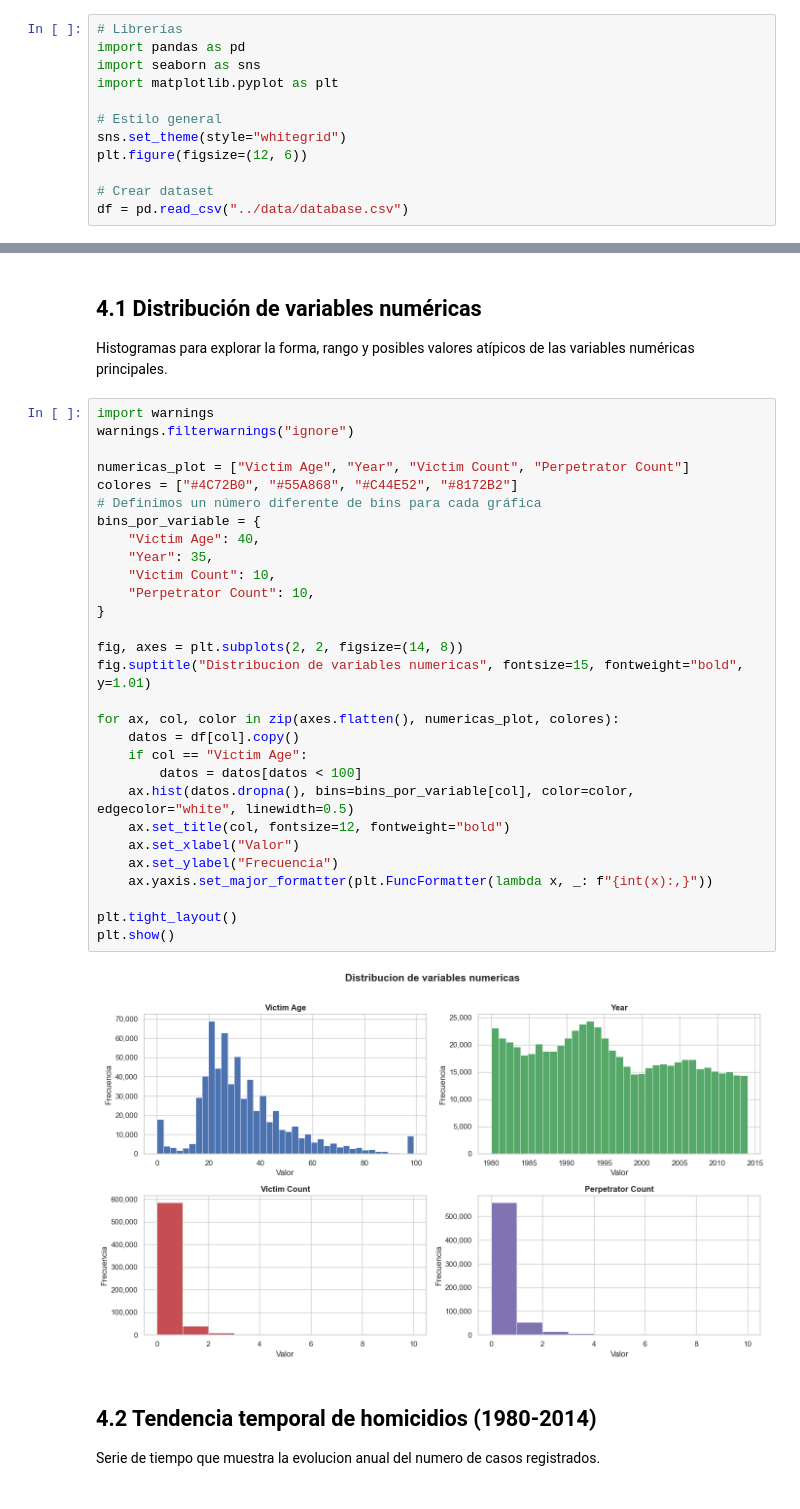
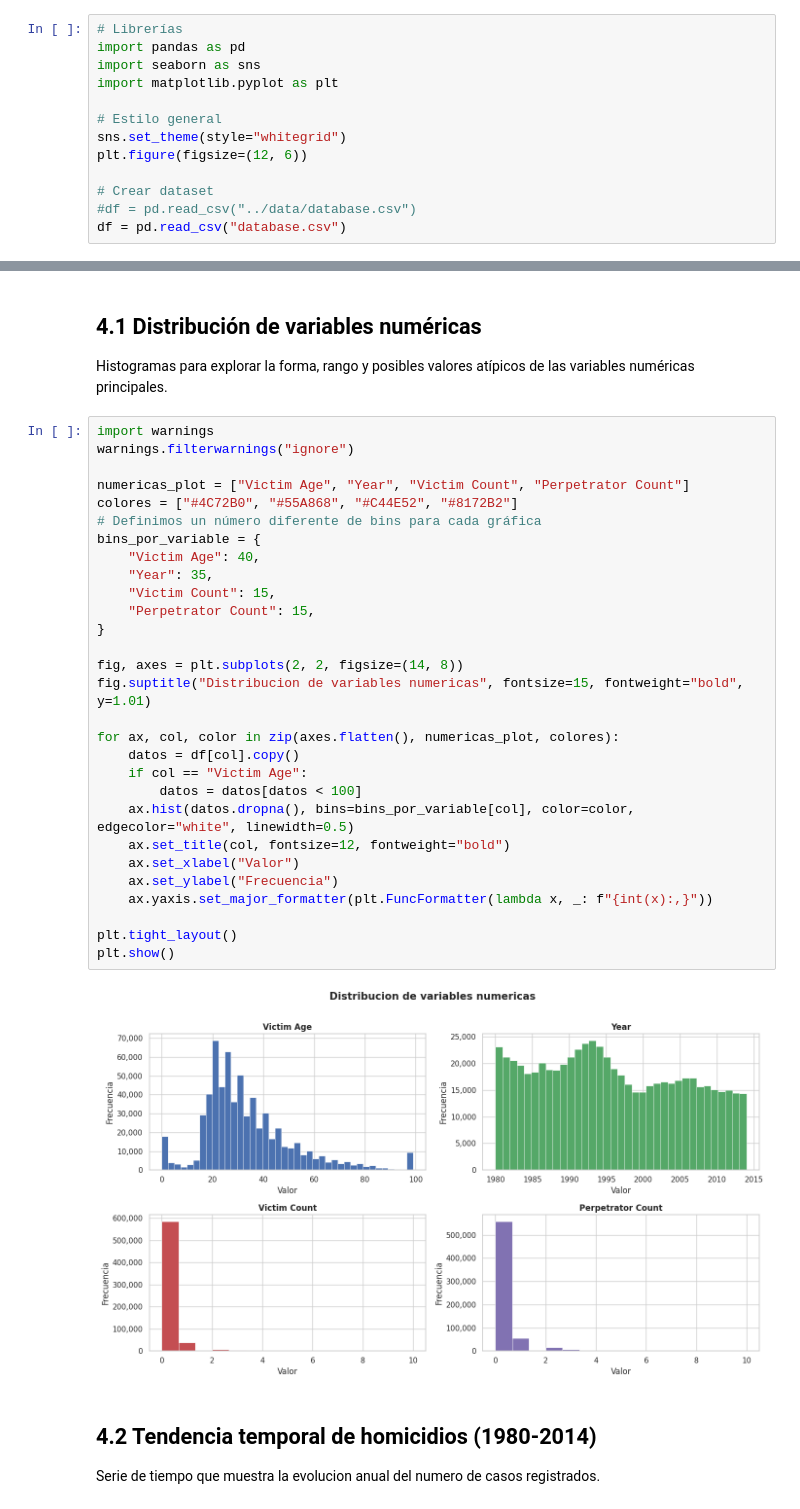
Before and after one commit to eospgonz10/statistical_analytics_homicide, a Jupyter notebook: sesiones_practicas/sp_1_juan_jose_garcia_alvarez_estiven_ospina_gonzalez.ipynb, the cells around one changed output, grey strips where cells are left out. Cells and saved outputs as stored; diff of their text form.

```diff
--- a/sesiones_practicas/sp_1_juan_jose_garcia_alvarez_estiven_ospina_gonzalez.ipynb
+++ b/sesiones_practicas/sp_1_juan_jose_garcia_alvarez_estiven_ospina_gonzalez.ipynb
@@ -48,7 +48,8 @@ sns.set_theme(style="whitegrid")
 plt.figure(figsize=(12, 6))
 
 # Crear dataset
-df = pd.read_csv("../data/database.csv")
+#df = pd.read_csv("../data/database.csv")
+df = pd.read_csv("database.csv")
 # %% [output]
 <Figure size 1200x600 with 0 Axes>
 # %% [markdown]
@@ -211,34 +210,34 @@ Histogramas para explorar la forma, rango y posibles valores atípicos de las va
 # %%
 import warnings
 warnings.filterwarnings("ignore")
 
 numericas_plot = ["Victim Age", "Year", "Victim Count", "Perpetrator Count"]
 colores = ["#4C72B0", "#55A868", "#C44E52", "#8172B2"]
 # Definimos un número diferente de bins para cada gráfica
 bins_por_variable = {
     "Victim Age": 40,
     "Year": 35,
-    "Victim Count": 10,
-    "Perpetrator Count": 10,
+    "Victim Count": 15,
+    "Perpetrator Count": 15,
 }
 
 fig, axes = plt.subplots(2, 2, figsize=(14, 8))
 fig.suptitle("Distribucion de variables numericas", fontsize=15, fontweight="bold", y=1.01)
 
 for ax, col, color in zip(axes.flatten(), numericas_plot, colores):
     datos = df[col].copy()
     if col == "Victim Age":
         datos = datos[datos < 100]
     ax.hist(datos.dropna(), bins=bins_por_variable[col], color=color, edgecolor="white", linewidth=0.5)
     ax.set_title(col, fontsize=12, fontweight="bold")
     ax.set_xlabel("Valor")
     ax.set_ylabel("Frecuencia")
     ax.yaxis.set_major_formatter(plt.FuncFormatter(lambda x, _: f"{int(x):,}"))
 
 plt.tight_layout()
 plt.show()
 # %% [output]
-[figure, old version]
+[figure, new version]
 # %% [markdown]
 ## 4.2 Tendencia temporal de homicidios (1980-2014)
 
```
Also changed, not shown: parts of 9 cells of this notebook.
